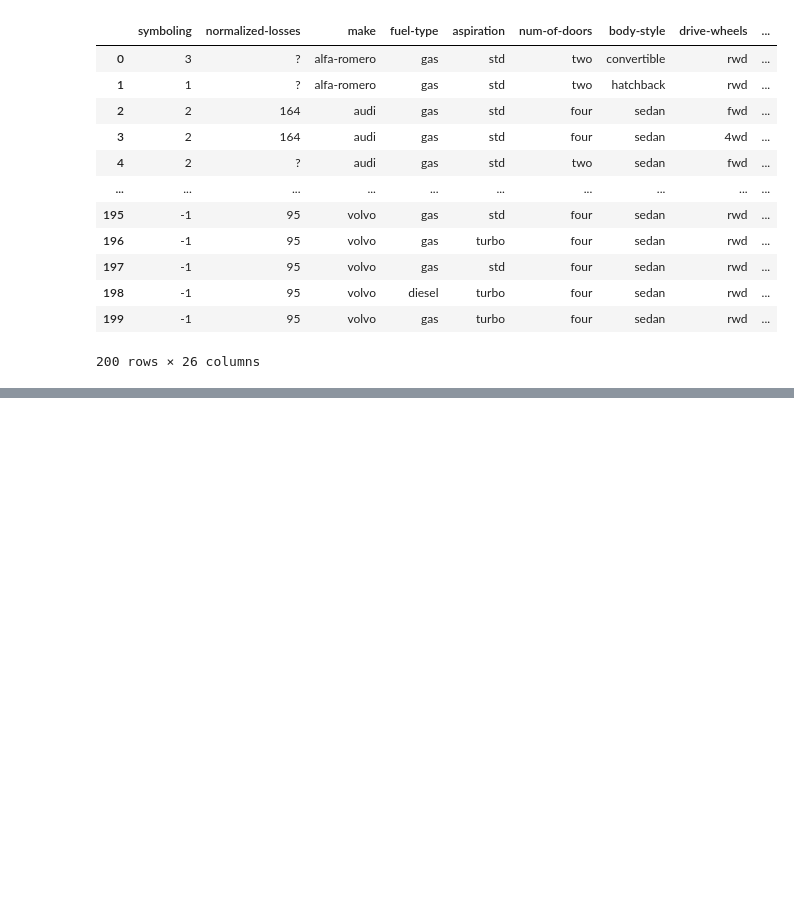
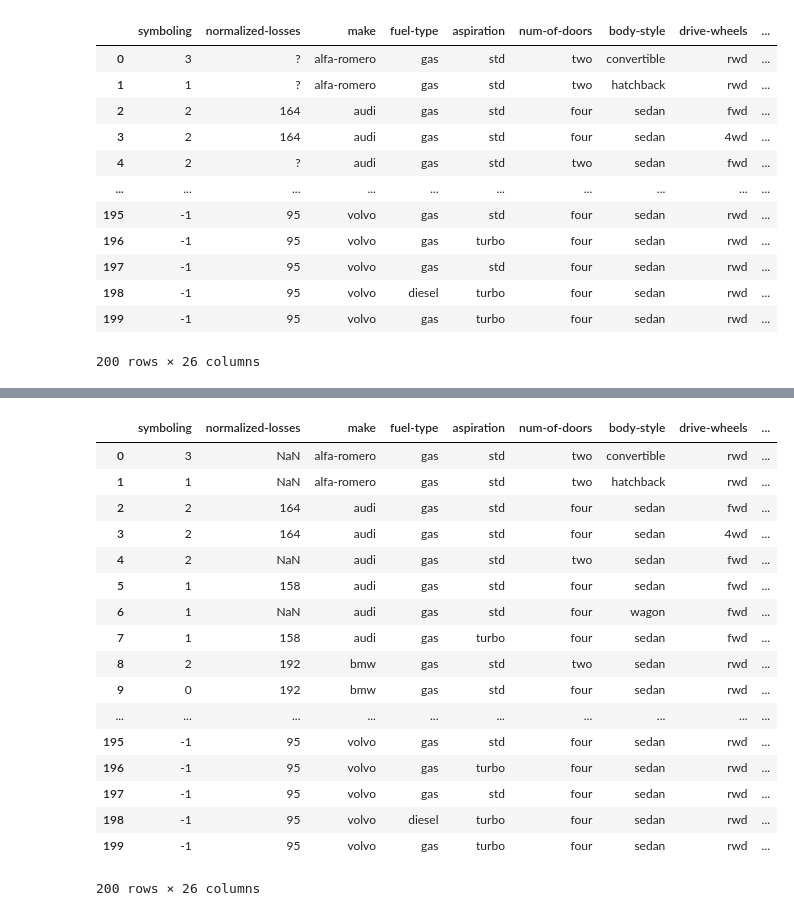
Before and after one commit to TirupatiVijay/HMS, a Jupyter notebook: chapter_appendix-tools-for-deep-learning/jupyter.ipynb, the cells around one changed output, grey strips where cells are left out. Saved outputs shown, nothing was run; the diff lists cells and outputs as text; code cells hidden in the pictures; blank space fills up the shorter version.

```diff
--- a/chapter_appendix-tools-for-deep-learning/jupyter.ipynb
+++ b/chapter_appendix-tools-for-deep-learning/jupyter.ipynb
@@ -196,0 +190,2 @@ auto
+# %%
+pd.set_option('display.max_rows', None)
@@ -196,0 +215,23 @@ auto
+# %%
+auto.replace('?',np.nan, inplace =True)
+# %%
+auto
+# %% [output]
+|  | symboling | normalized-losses | make | fuel-type | aspiration | num-of-doors | body-style | drive-wheels | ... |
+| 0 | 3 | NaN | alfa-romero | gas | std | two | convertible | rwd | ... |
+| 1 | 1 | NaN | alfa-romero | gas | std | two | hatchback | rwd | ... |
+| 2 | 2 | 164 | audi | gas | std | four | sedan | fwd | ... |
+| 3 | 2 | 164 | audi | gas | std | four | sedan | 4wd | ... |
+| 4 | 2 | NaN | audi | gas | std | two | sedan | fwd | ... |
+| 5 | 1 | 158 | audi | gas | std | four | sedan | fwd | ... |
+| 6 | 1 | NaN | audi | gas | std | four | wagon | fwd | ... |
+| 7 | 1 | 158 | audi | gas | turbo | four | sedan | fwd | ... |
+| 8 | 2 | 192 | bmw | gas | std | two | sedan | rwd | ... |
+| 9 | 0 | 192 | bmw | gas | std | four | sedan | rwd | ... |
+| ... | ... | ... | ... | ... | ... | ... | ... | ... | ... |
+| 195 | -1 | 95 | volvo | gas | std | four | sedan | rwd | ... |
+| 196 | -1 | 95 | volvo | gas | turbo | four | sedan | rwd | ... |
+| 197 | -1 | 95 | volvo | gas | std | four | sedan | rwd | ... |
+| 198 | -1 | 95 | volvo | diesel | turbo | four | sedan | rwd | ... |
+| 199 | -1 | 95 | volvo | gas | turbo | four | sedan | rwd | ... |
+200 rows × 26 columns
```
Also changed, not shown: parts of 63 cells of this notebook.
